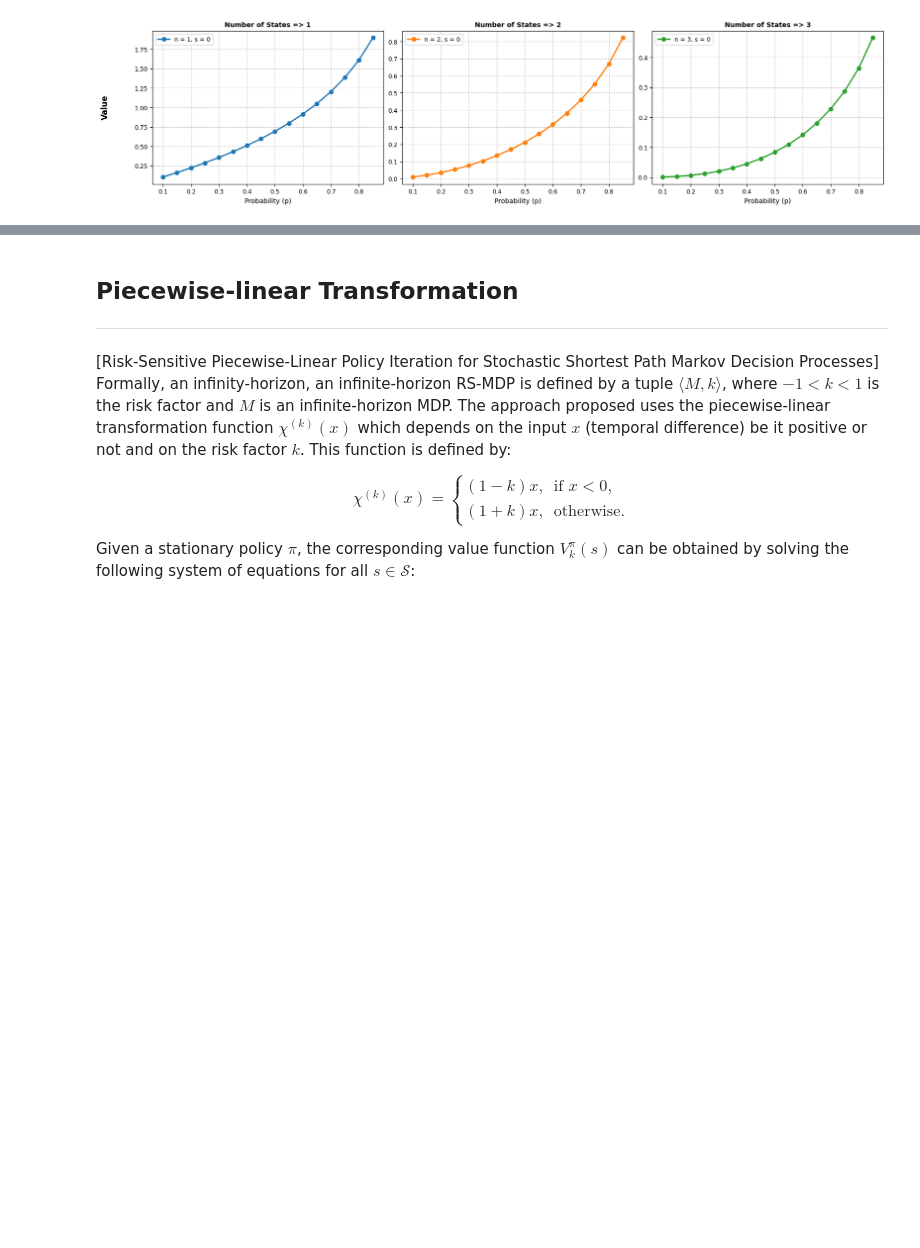
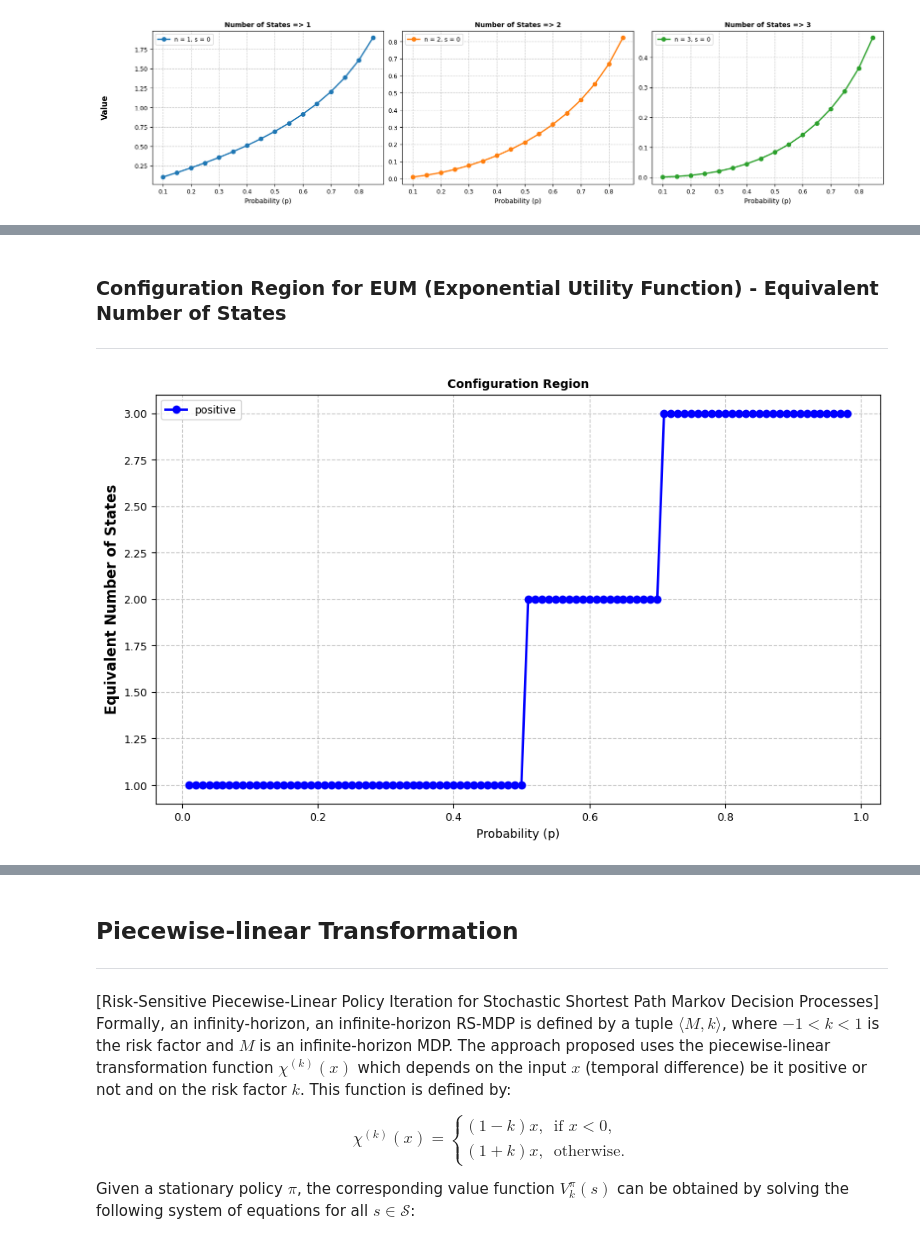
Before and after one commit to igormiyamura/ppgsi_comparable_mdp_risk, a Jupyter notebook: notebooks/4. MSS - 2024 Proposition Validation.ipynb, the cells around one changed output, grey strips where cells are left out. Saved outputs shown, nothing was run; the diff lists cells and outputs as text; code cells hidden in the pictures; blank space fills up the shorter version.

```diff
--- a/notebooks/4. MSS - 2024 Proposition Validation.ipynb
+++ b/notebooks/4. MSS - 2024 Proposition Validation.ipynb
@@ -188,3 +195,22 @@ MSSPlots().plot_configuration_region(results[exp_method]['run_configuration_regi
+# %% [markdown]
+### Configuration Region for EUM (Exponential Utility Function) - Equivalent Number of States
+
+---
 # %%
 # Um unico grafico com probabilidade no eixo x e numero de estados (n) no eixo y
 # - Mantendo um custo fixo
+# ==============================================================================
+results[exp_method]['run_solver_for_number_states'] = exp_obj.run_solver_for_number_states(
+    n=range_n,
+    p=np.arange(0.01, 0.99, 0.01),
+    c=c,
+    nr=2,
+    pr=0.5,
+    vl_lambda=0.1,
+    _threshold=_threshold,
+    _epsilon=_epsilon,
+)
+
+MSSPlots().plot_configuration_region_arrays(results[exp_method]['run_solver_for_number_states'], x_values=np.arange(0.01, 0.99, 0.01), sharey=False, y_label='Equivalent Number of States')
+# %% [output]
+[figure, added]
```
Also changed, not shown: parts of 33 cells of this notebook, 4 other files.
